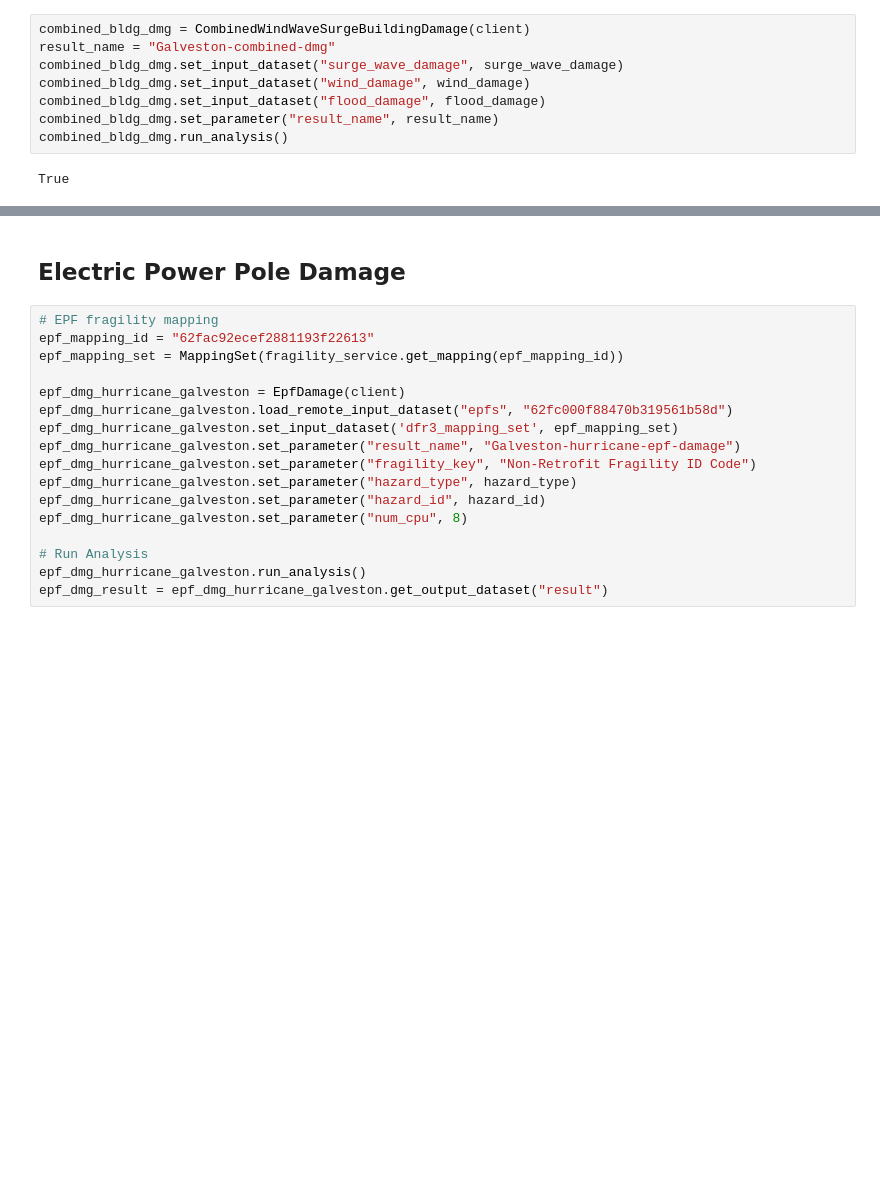
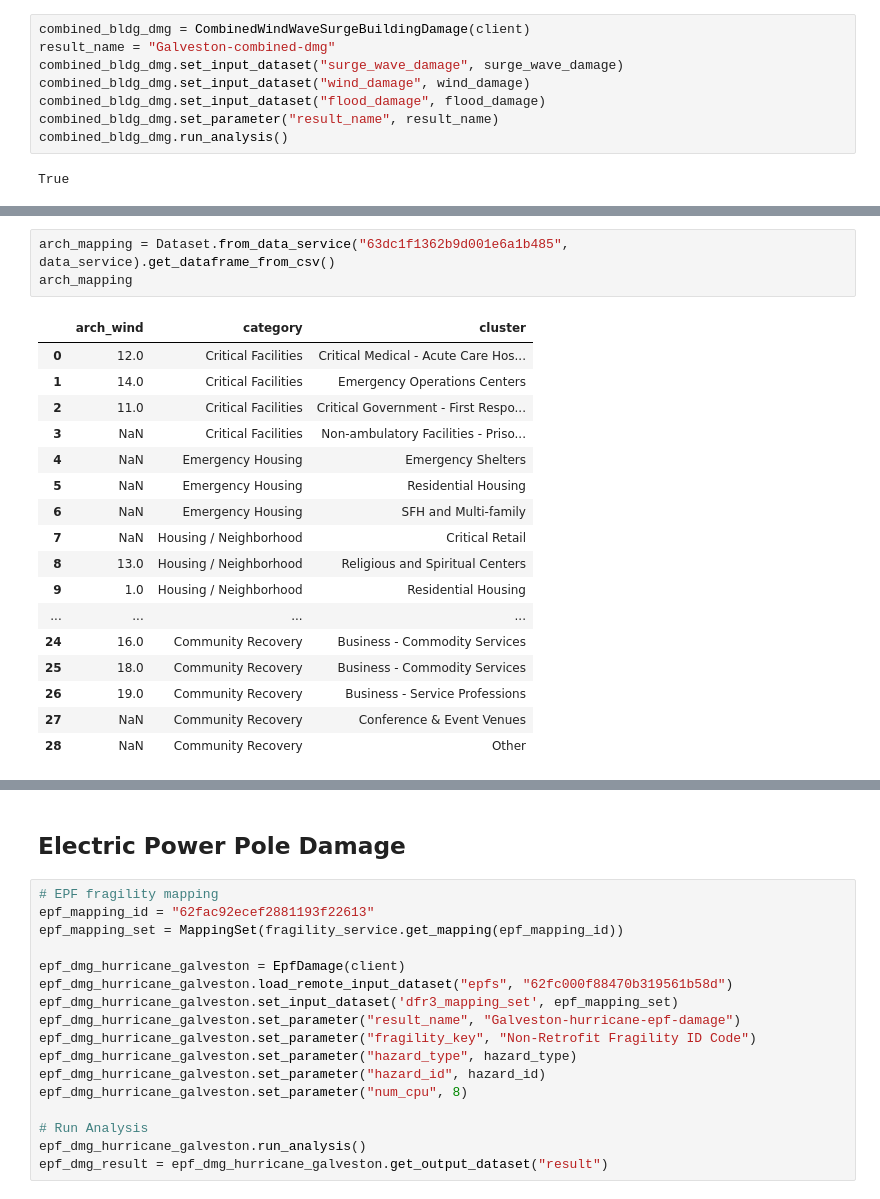
Before and after one commit to IN-CORE/incore-docs, a Jupyter notebook: manual_jb/content/notebooks/galveston_community_app.ipynb, the cells around one changed output, grey strips where cells are left out. Saved outputs shown, nothing was run; the diff lists cells and outputs as text; blank space fills up the shorter version.

```diff
--- a/manual_jb/content/notebooks/galveston_community_app.ipynb
+++ b/manual_jb/content/notebooks/galveston_community_app.ipynb
@@ -140,0 +151,21 @@ combined_dmg_df.head()
+# %%
+arch_mapping = Dataset.from_data_service("63dc1f1362b9d001e6a1b485", data_service).get_dataframe_from_csv()
+arch_mapping
+# %% [output]
+|  | arch_wind | category | cluster |
+| 0 | 12.0 | Critical Facilities | Critical Medical - Acute Care Hos... |
+| 1 | 14.0 | Critical Facilities | Emergency Operations Centers |
+| 2 | 11.0 | Critical Facilities | Critical Government - First Respo... |
+| 3 | NaN | Critical Facilities | Non-ambulatory Facilities - Priso... |
+| 4 | NaN | Emergency Housing | Emergency Shelters |
+| 5 | NaN | Emergency Housing | Residential Housing |
+| 6 | NaN | Emergency Housing | SFH and Multi-family |
+| 7 | NaN | Housing / Neighborhood | Critical Retail |
+| 8 | 13.0 | Housing / Neighborhood | Religious and Spiritual Centers |
+| 9 | 1.0 | Housing / Neighborhood | Residential Housing |
+| ... | ... | ... | ... |
+| 24 | 16.0 | Community Recovery | Business - Commodity Services |
+| 25 | 18.0 | Community Recovery | Business - Commodity Services |
+| 26 | 19.0 | Community Recovery | Business - Service Professions |
+| 27 | NaN | Community Recovery | Conference & Event Venues |
+| 28 | NaN | Community Recovery | Other |
```
Also changed, not shown: parts of 12 cells of this notebook.
